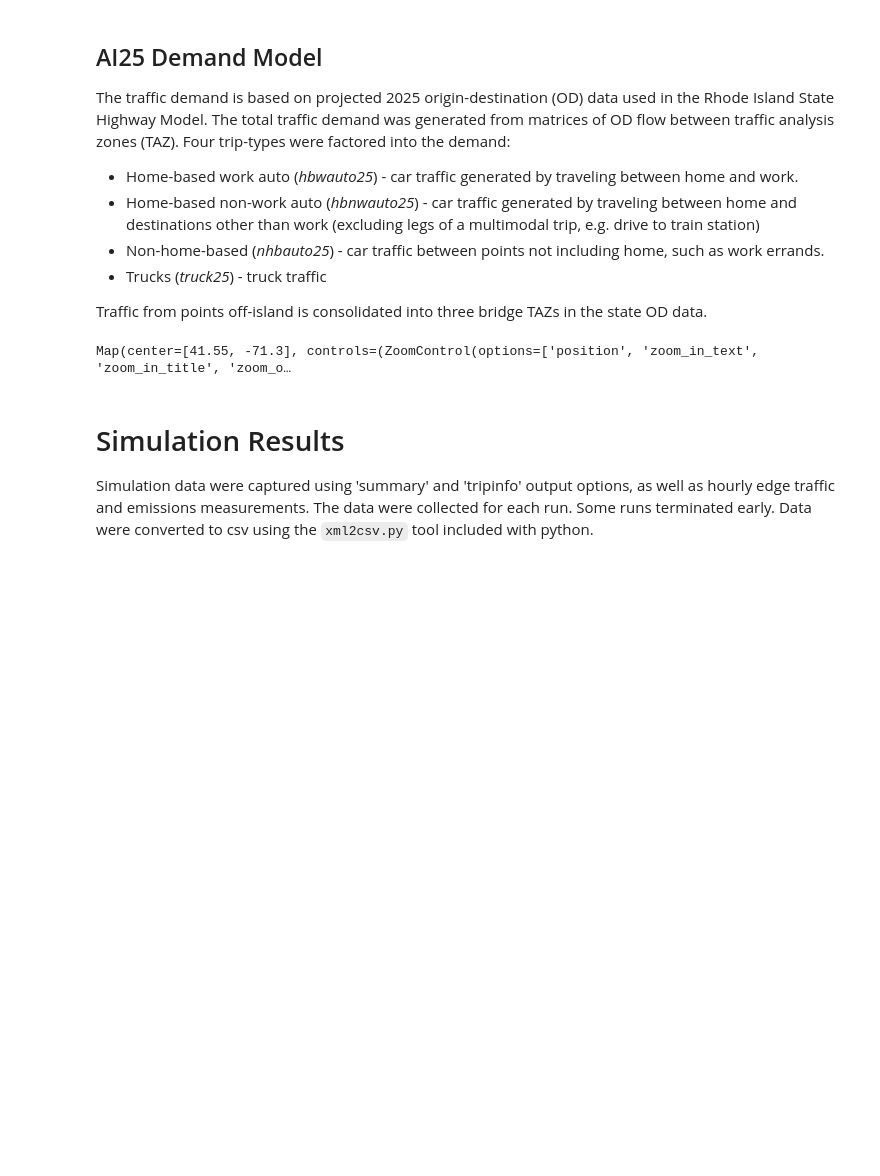
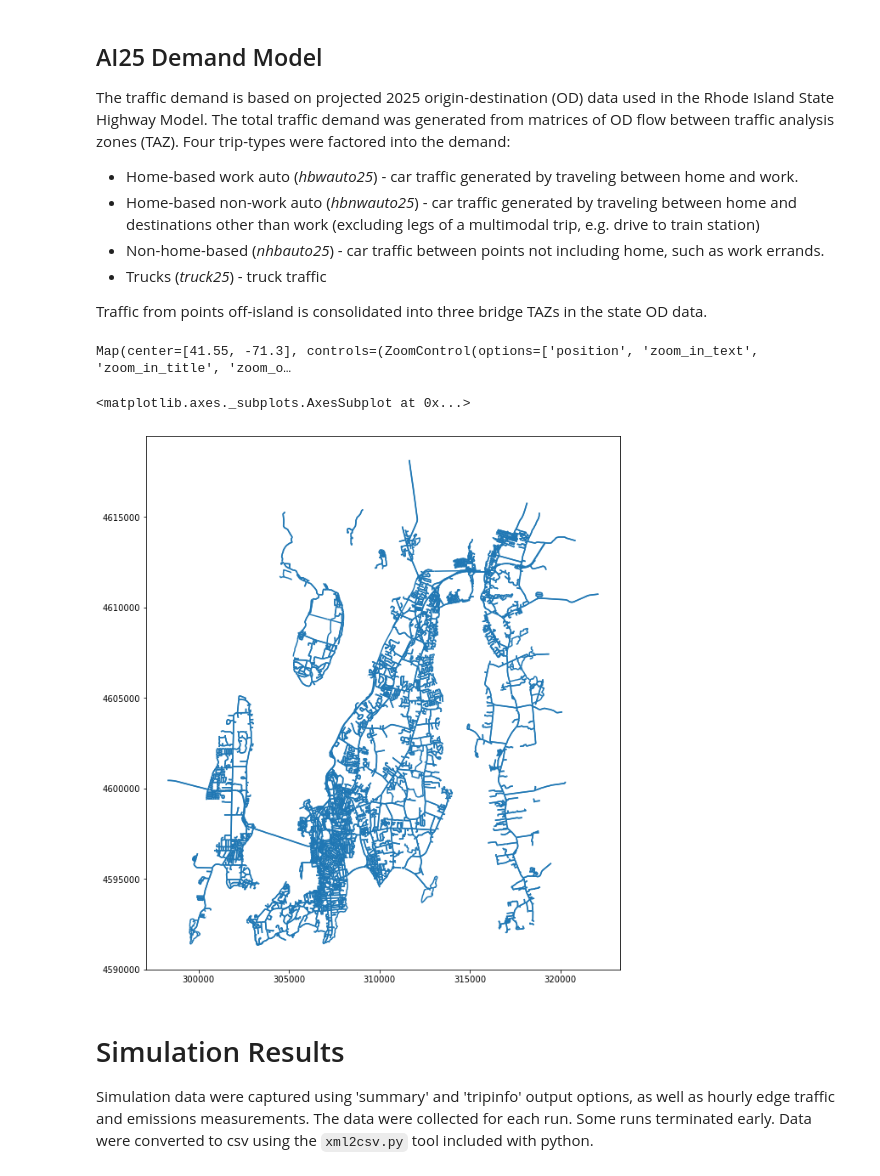
Before and after one commit to paulopperman/aquidneck-island-transport, a Jupyter notebook: notebooks/AI25-traffic-model.ipynb, the cells around one changed output. Cells and saved outputs as stored; diff of their text form; code cells hidden in the pictures; blank space fills up the shorter version.

Commit message:
update notebook with matplotlib plots

```diff
--- a/notebooks/AI25-traffic-model.ipynb
+++ b/notebooks/AI25-traffic-model.ipynb
@@ -35,6 +35,8 @@ net = sumolib.net.readNet('../aquidneck_island.net.xml')
 # convert sumolib Net to a GeoDataFrame for further processing
 net_edges = sumo_processing.net_edges_to_geodataframe(net)
 net_edges.index = net_edges['edge_id']
+# %%
+net_edges.index.name = 'id'
 # %% [markdown]
 ### AI25 Network Features
 Some features were added to the Aquidneck Island Transport network model to 1) improve the realism of traffic features and 2) improve execution of the simulation.
@@ -63,6 +65,11 @@ m = Map(center=(41.55, -71.3), zoom=11, scroll_wheel_zoom=True, layers=(geo_data
 m
 # %% [output]
 Map(center=[41.55, -71.3], controls=(ZoomControl(options=['position', 'zoom_in_text', 'zoom_in_title', 'zoom_o…
+# %%
+net_edges.plot(figsize=[10,15])
+# %% [output]
+<matplotlib.axes._subplots.AxesSubplot at 0x...>
+[figure, added]
 # %% [markdown]
 # Simulation Results
 
```
Also changed, not shown: parts of 4 cells of this notebook.
